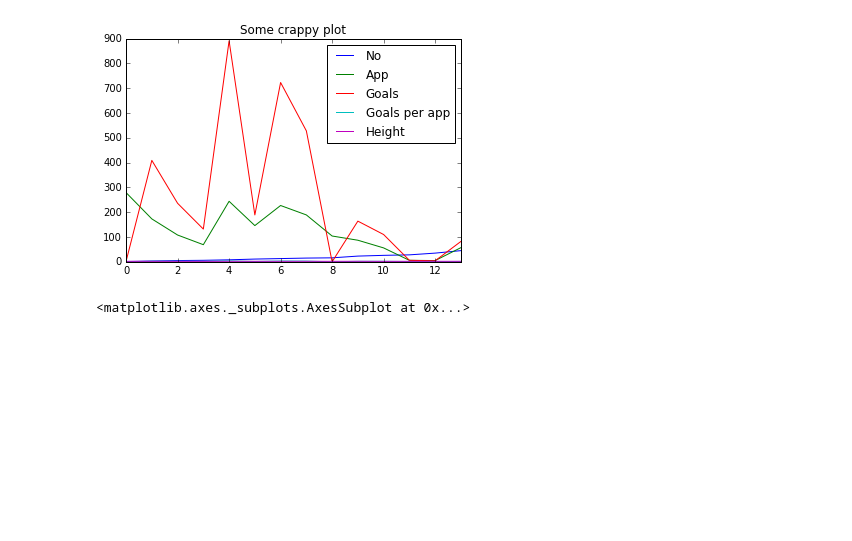
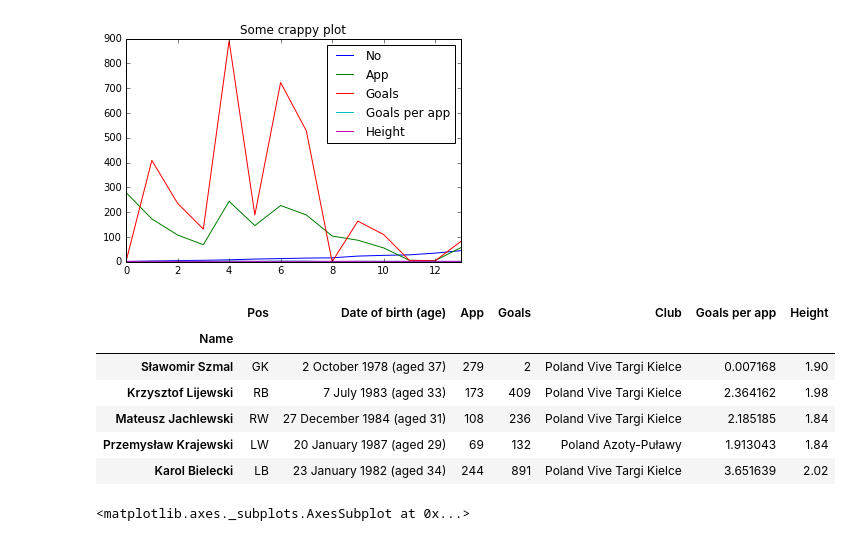
Before and after one commit to grechut/first-steps-with-pandas, a Jupyter notebook: first-steps-with-pandas.ipynb, the cells around one changed output. Drawn from its saved outputs; the diff is of its cells as text; code cells hidden in the pictures; blank space fills up the shorter version.

```diff
--- a/first-steps-with-pandas.ipynb
+++ b/first-steps-with-pandas.ipynb
@@ -628,6 +659,15 @@ handball_team.plot(title='Some crappy plot')
 # %%
 plot_friendly_team = handball_team.set_index('Name')
 del plot_friendly_team['No']
+plot_friendly_team.head()
+# %% [output]
+|  | Pos | Date of birth (age) | App | Goals | Club | Goals per app | Height |
+| Name |  |  |  |  |  |  |  |
+| Sławomir Szmal | GK | 2 October 1978 (aged 37) | 279 | 2 | Poland Vive Targi Kielce | 0.007168 | 1.90 |
+| Krzysztof Lijewski | RB | 7 July 1983 (aged 33) | 173 | 409 | Poland Vive Targi Kielce | 2.364162 | 1.98 |
+| Mateusz Jachlewski | RW | 27 December 1984 (aged 31) | 108 | 236 | Poland Vive Targi Kielce | 2.185185 | 1.84 |
+| Przemysław Krajewski | LW | 20 January 1987 (aged 29) | 69 | 132 | Poland Azoty-Puławy | 1.913043 | 1.84 |
+| Karol Bielecki | LB | 23 January 1982 (aged 34) | 244 | 891 | Poland Vive Targi Kielce | 3.651639 | 2.02 |
 # %%
 plot_friendly_team.plot(kind='bar', figsize=(16, 5))
 # %% [output]
```
Also changed, not shown: parts of 36 cells of this notebook.
